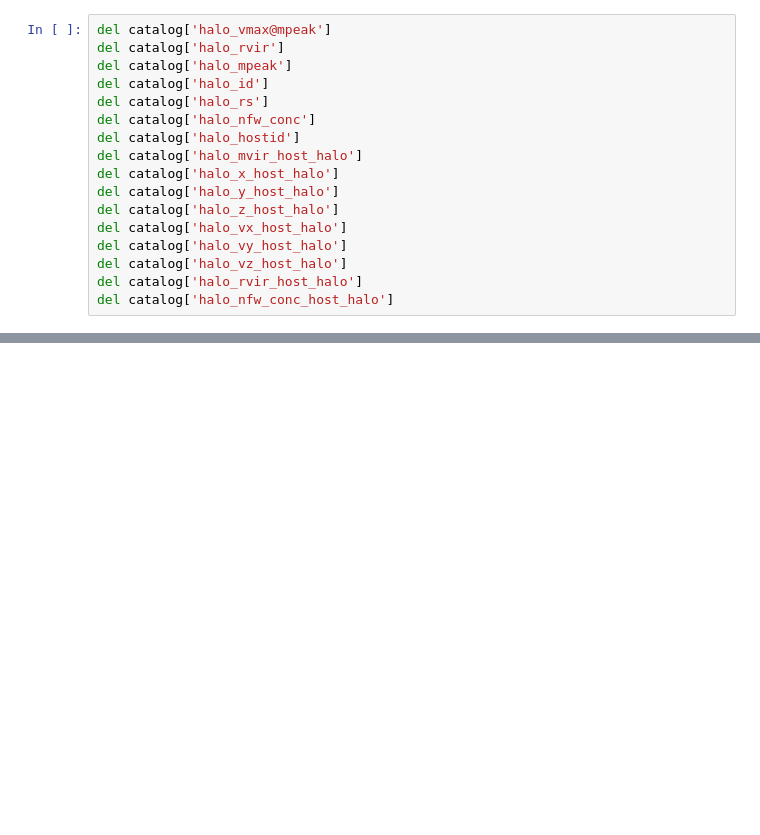
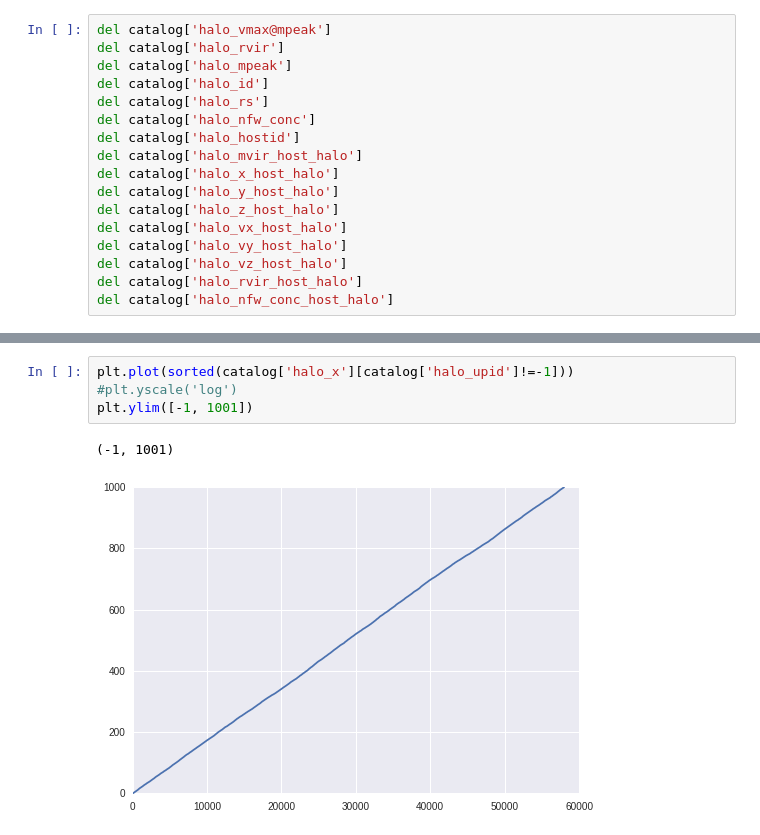
Before and after one commit to mclaughlin6464/pearce, a Jupyter notebook: notebooks/AB_tests/Shuffle SHAM Pos Dark Sky for Jeremey and Zhongxu Speedup.ipynb, the cells around one changed output, grey strips where cells are left out. Drawn from its saved outputs; the diff is of its cells as text; blank space fills up the shorter version.

```diff
--- a/notebooks/AB_tests/Shuffle SHAM Pos Dark Sky for Jeremey and Zhongxu Speedup.ipynb
+++ b/notebooks/AB_tests/Shuffle SHAM Pos Dark Sky for Jeremey and Zhongxu Speedup.ipynb
@@ -206,0 +263,7 @@ catalog.colnames
+# %%
+plt.plot(sorted(catalog['halo_x'][catalog['halo_upid']!=-1]))
+#plt.yscale('log')
+plt.ylim([-1, 1001])
+# %% [output]
+(-1, 1001)
+[figure, added]
```
Also changed, not shown: parts of 23 cells of this notebook, 13 other files.
